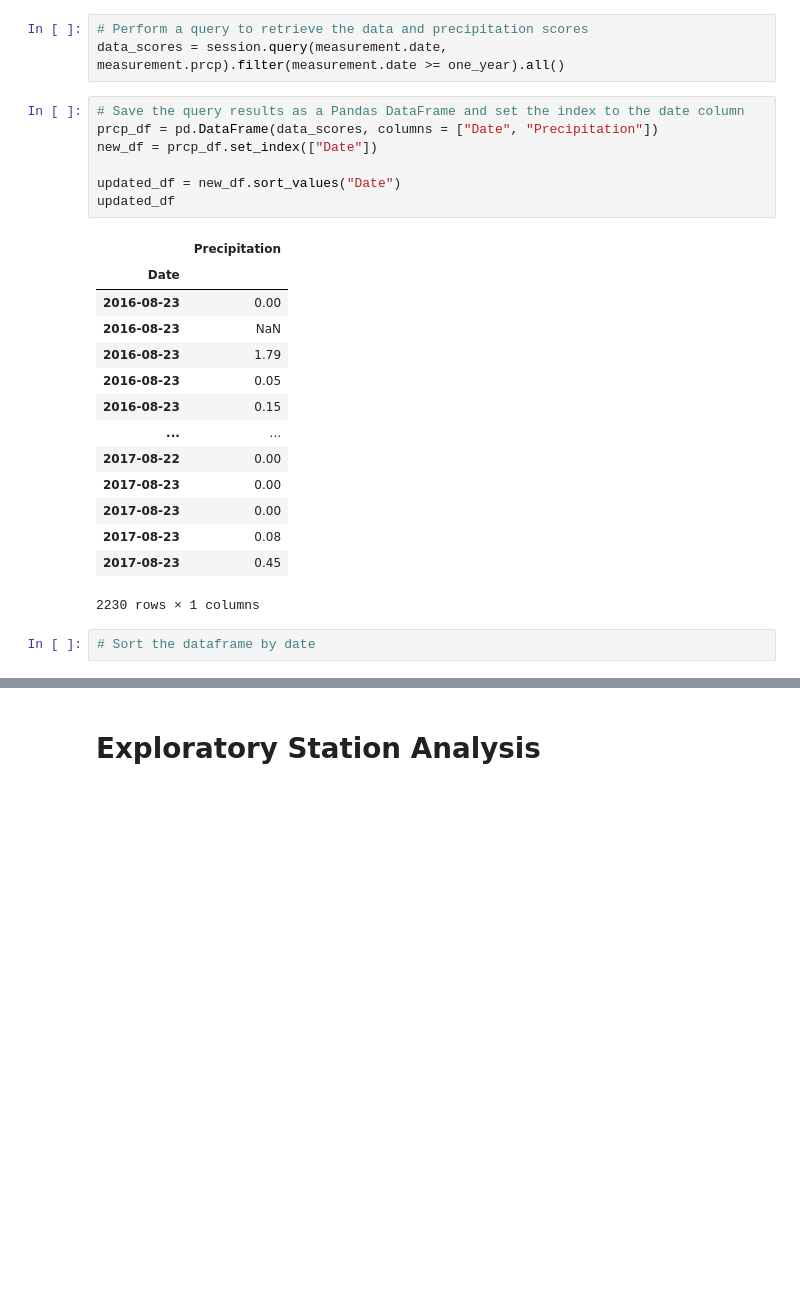
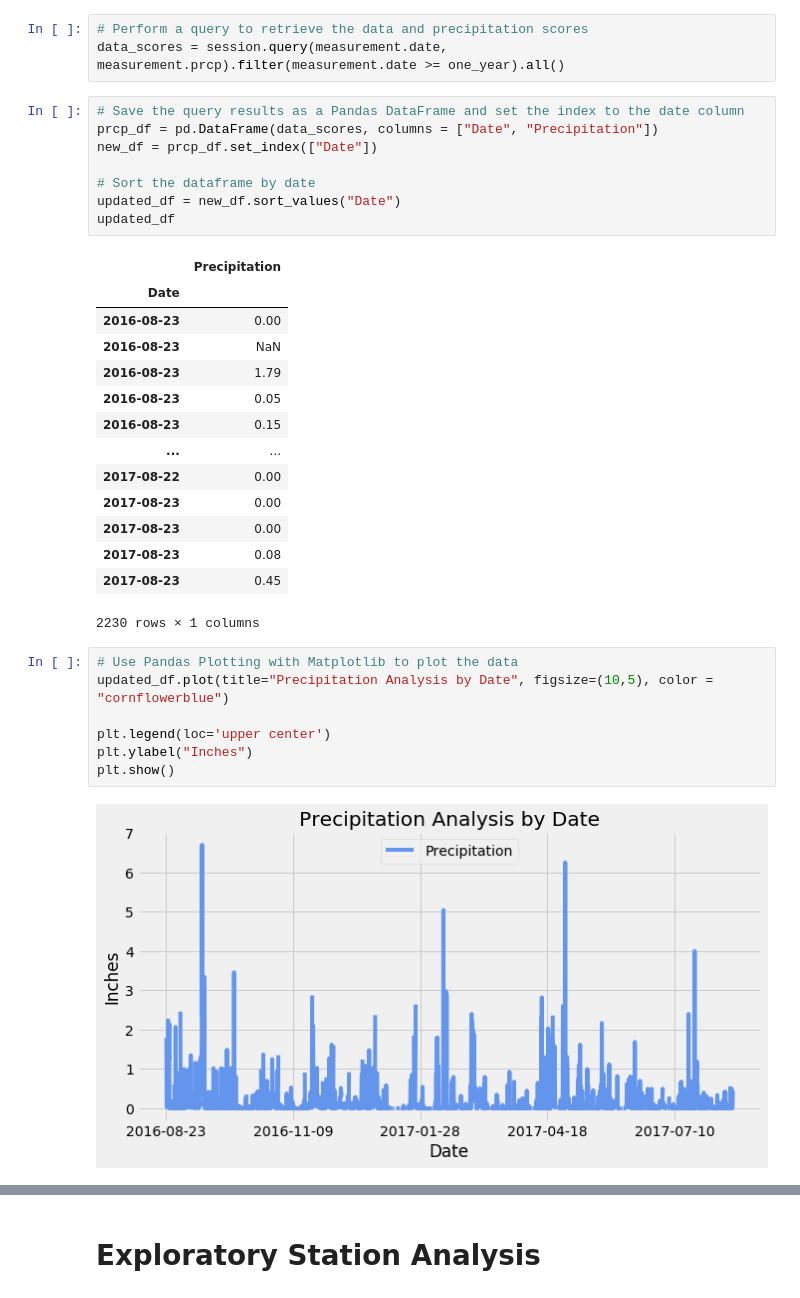
Before and after one commit to brittanyaylia/climate-analysis, a Jupyter notebook: climate.ipynb, the cells around one changed output, grey strips where cells are left out. Drawn from its saved outputs; the diff is of its cells as text; blank space fills up the shorter version.

Commit message:
completed precipitation analysis

```diff
--- a/climate.ipynb
+++ b/climate.ipynb
@@ -67,6 +68,7 @@ data_scores = session.query(measurement.date, measurement.prcp).filter(measureme
 prcp_df = pd.DataFrame(data_scores, columns = ["Date", "Precipitation"])
 new_df = prcp_df.set_index(["Date"])
 
+# Sort the dataframe by date
 updated_df = new_df.sort_values("Date")
 updated_df
 # %% [output]
@@ -84,6 +86,13 @@ updated_df
 | 2017-08-23 | 0.08 |
 | 2017-08-23 | 0.45 |
 2230 rows × 1 columns
-# %%
-# Sort the dataframe by date
+# %%
+# Use Pandas Plotting with Matplotlib to plot the data
+updated_df.plot(title="Precipitation Analysis by Date", figsize=(10,5), color = "cornflowerblue")
+
+plt.legend(loc='upper center')
+plt.ylabel("Inches")
+plt.show()
+# %% [output]
+[figure, added]
 # %%
```
Also changed, not shown: parts of 5 cells of this notebook.
